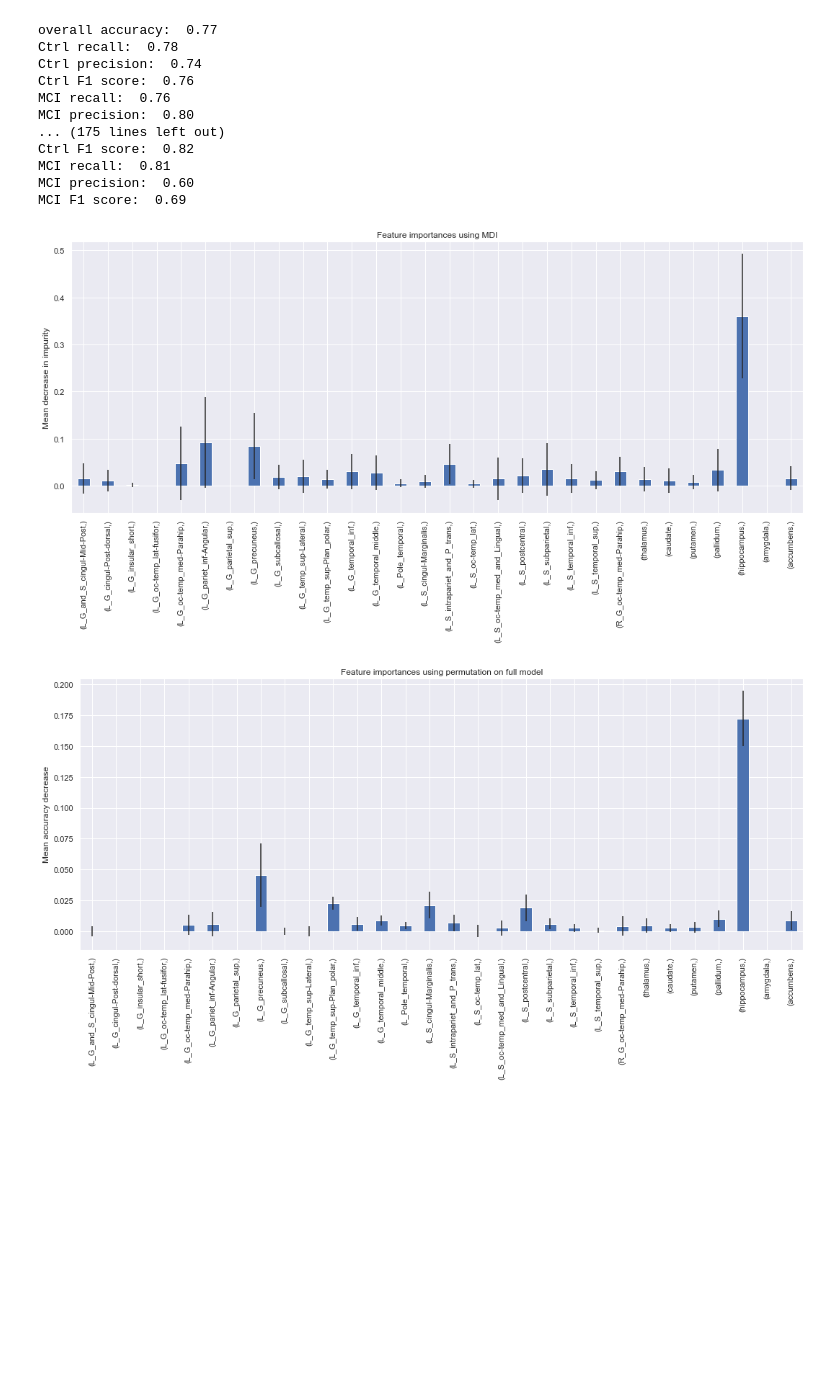
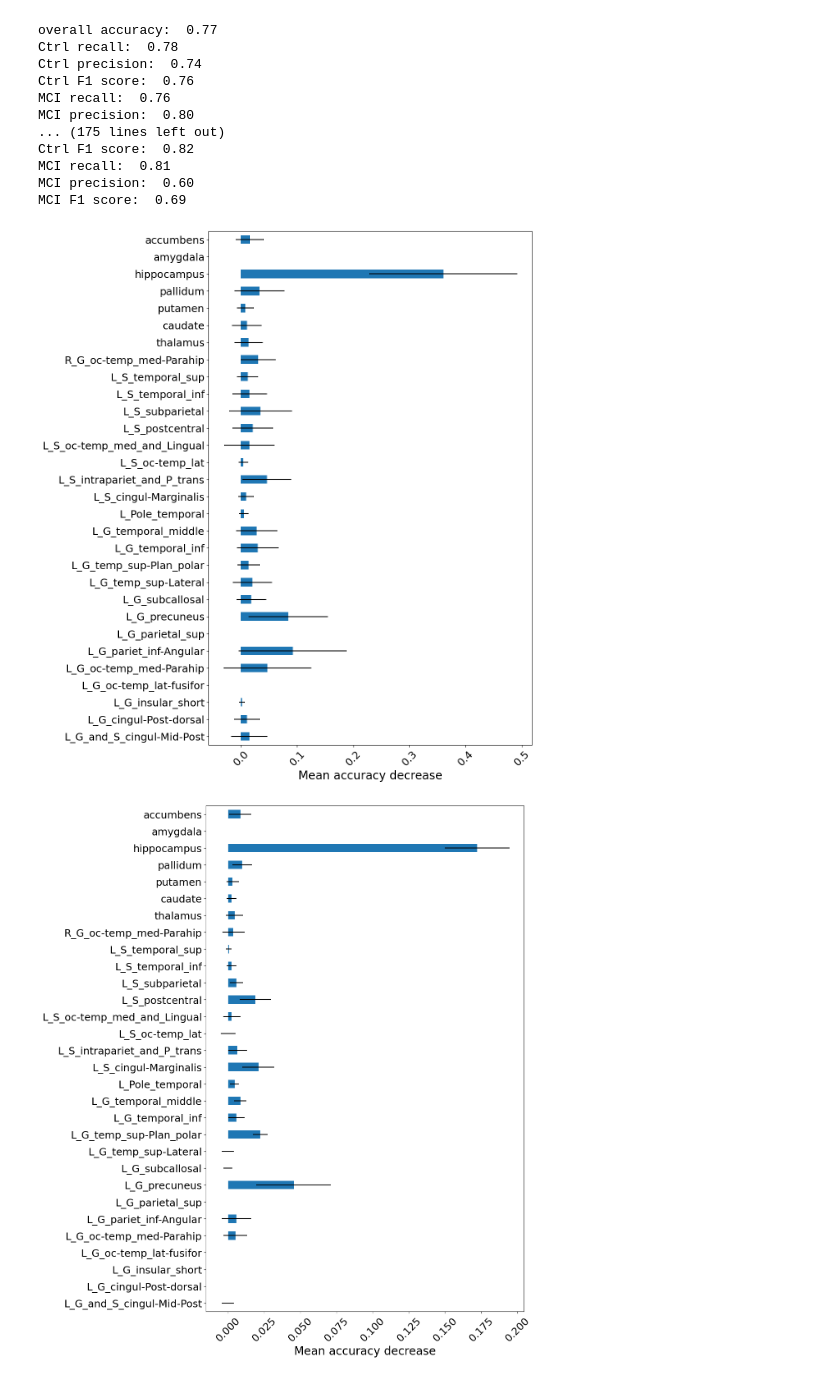
Before and after one commit to ronitibon/FDAD, a Jupyter notebook: Code/ML/FDAD_ML.ipynb, the cells around one changed output. Saved outputs shown, nothing was run; the diff lists cells and outputs as text; code cells hidden in the pictures; blank space fills up the shorter version.

```diff
--- a/Code/ML/FDAD_ML.ipynb
+++ b/Code/ML/FDAD_ML.ipynb
@@ -669,37 +674,35 @@ MCI F1 score:  0.69
 # %%
 # Feature importance based on mean decrease in impurity
 
 importances = rf_g.best_estimator_.feature_importances_
 std = np.std([tree.feature_importances_ for tree in rf_g.best_estimator_.estimators_], axis=0)
 
-feature_names = [BioFIND_data.iloc[:,0:30].columns]
-
-#feature_names = [f"feature {i}" for i in range(30)]
-
+feature_names = list(BioFIND_data.iloc[:,0:30].columns.values.tolist())
 forest_importances = pd.Series(importances, index=feature_names)
 
-fig, ax = plt.subplots()
-forest_importances.plot.bar(yerr=std, ax=ax)
-ax.set_title("Feature importances using MDI")
-ax.set_ylabel("Mean decrease in impurity")
-fig.tight_layout()
+fig, ax = plt.subplots(figsize=(10,16))
+forest_importances.plot.barh(xerr=std, ax=ax)
+#ax.set_title("Feature importances using permutation on full model",fontsize=24)
+ax.set_xlabel("Mean accuracy decrease",fontsize=20)
+plt.xticks(fontsize=18, rotation=45); plt.yticks(fontsize=18)
 
 # Feature importance based on feature permutation
 
 from sklearn.inspection import permutation_importance
 
 result = permutation_importance(
     rf_g.best_estimator_, X_test, y_test, n_repeats=10, random_state=42, n_jobs=2
 )
 
 forest_importances = pd.Series(result.importances_mean, index=feature_names)
 
-fig, ax = plt.subplots()
-forest_importances.plot.bar(yerr=result.importances_std, ax=ax)
-ax.set_title("Feature importances using permutation on full model")
-ax.set_ylabel("Mean accuracy decrease")
-fig.tight_layout()
+fig, ax = plt.subplots(figsize=(10,16))
+forest_importances.plot.barh(xerr=result.importances_std, ax=ax)
+#ax.set_title("Feature importances using permutation on full model",fontsize=24)
+ax.set_xlabel("Mean accuracy decrease",fontsize=20)
+plt.xticks(fontsize=18, rotation=45); plt.yticks(fontsize=18)
+
 plt.show()
 # %% [output]
-[figure, old version]
+[figure, new version]
-[figure, old version]
+[figure, new version]
```
Also changed, not shown: parts of 13 cells of this notebook, 20 other files.
